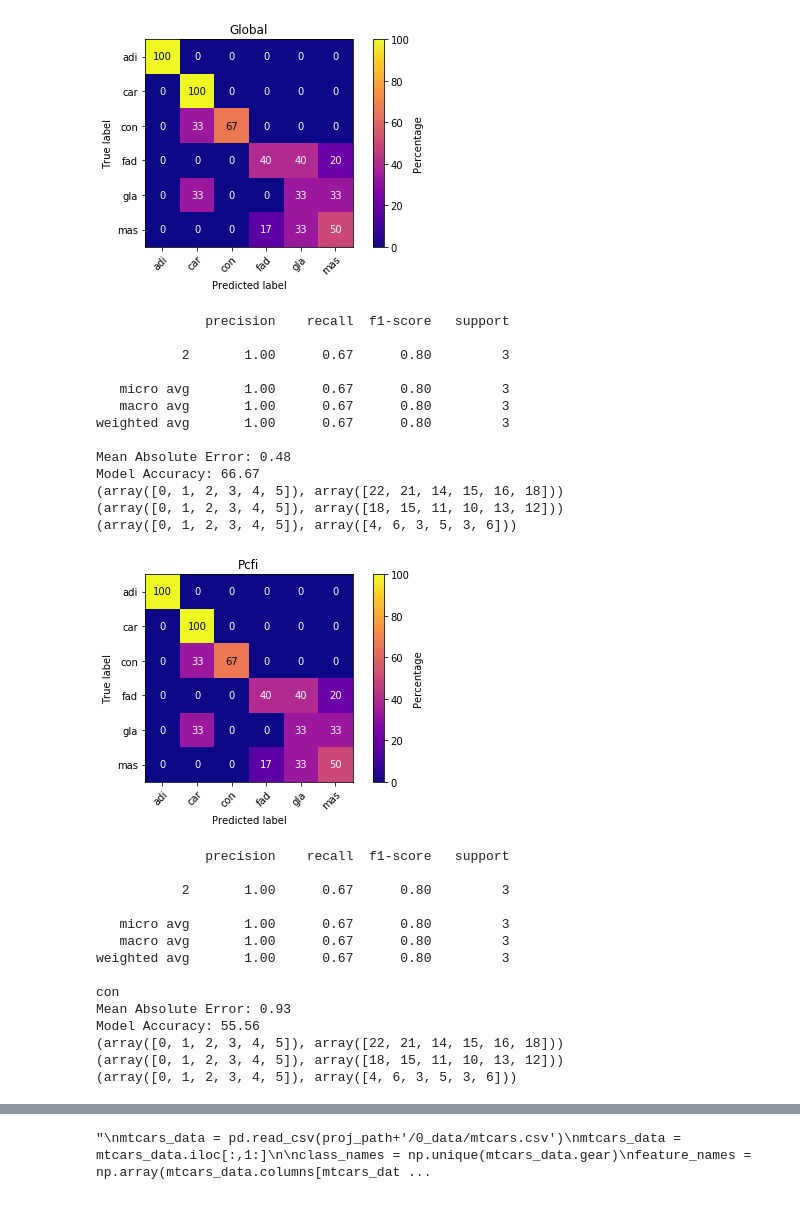
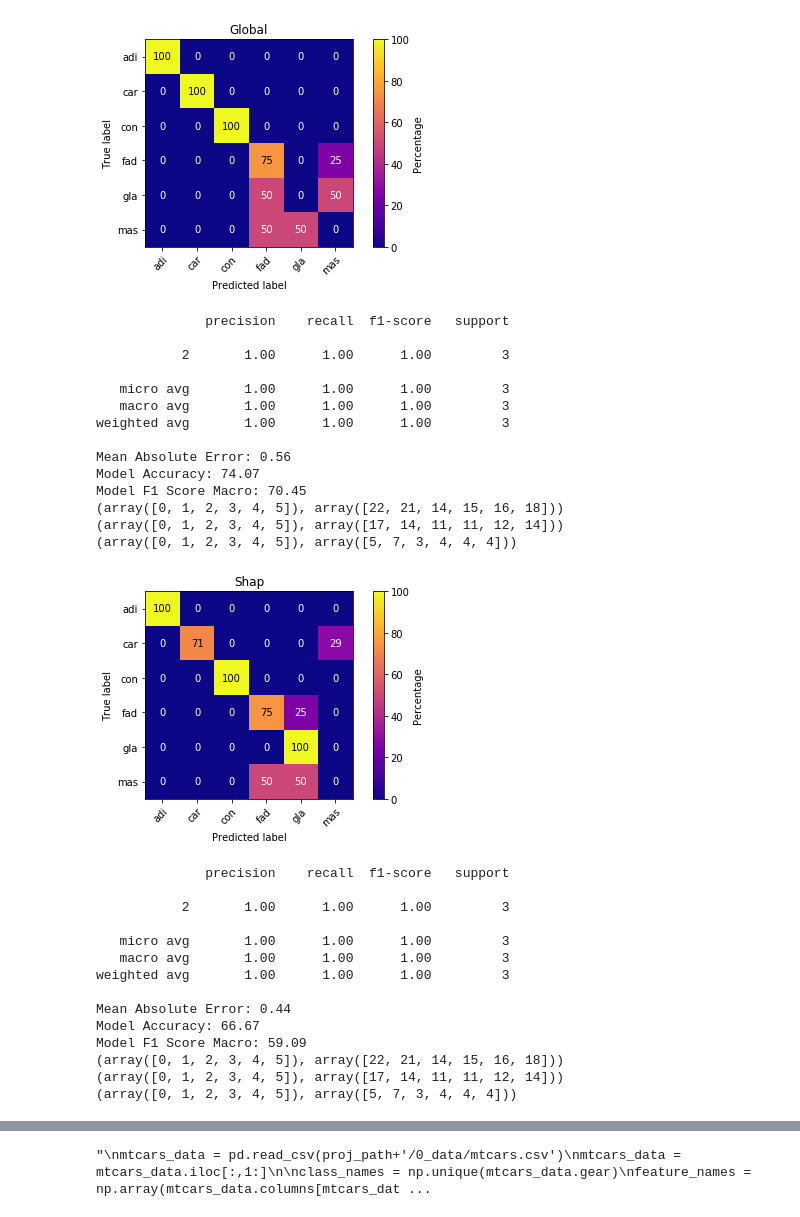
Before and after one commit to GiulioPr/Pcfi, a Jupyter notebook: 1_code/Feature_selection.ipynb, the cells around one changed output, grey strips where cells are left out. Saved outputs shown, nothing was run; the diff lists cells and outputs as text; code cells hidden in the pictures.

```diff
--- a/1_code/Feature_selection.ipynb
+++ b/1_code/Feature_selection.ipynb
@@ -672,5 +856,5 @@ weighted avg       0.50      0.33      0.40         6
 # %%
-#Breast tissue data #= AND RARE CLASS #JUSTIFY 46
+#Breast tissue data #= AND RARE CLASS #JUSTIFY 46 #SHAP WINS
 
 breast_data = pd.read_excel(proj_path+'/0_data/BreastTissue.xls', sheet_name=1)
 breast_data = breast_data.iloc[:,1:]
@@ -683,11 +867,12 @@ class_tags = np.arange(len(class_names))
 string_to_int = dict(zip(class_names, class_tags))
 breast_data.loc[:,'Class'] = breast_data.apply(lambda r: string_to_int[r.Class], axis=1)
 
-rnd_seed = 46
+#45 is nonsensical
+rnd_seed = 45
 
 data_info = ['Breast_tissue', breast_data, feature_names, class_col, class_names, class_tags, rnd_seed]
 datasets.append(data_info)
 rf_params = fit_RF(*data_info)
-top_features = f_top5(*(rf_params[:3]))
+top_features = f_top5(*(rf_params[:4]))
 plot_analyses(data_info, top_features, rf_params)
 # %% [output]
@@ -709,29 +898,30 @@ Model Accuracy: 66.67
-[figure, old version]
+[figure, new version]
               precision    recall  f1-score   support
 
-           2       1.00      0.67      0.80         3
+           2       1.00      1.00      1.00         3
 
-   micro avg       1.00      0.67      0.80         3
-   macro avg       1.00      0.67      0.80         3
-weighted avg       1.00      0.67      0.80         3
+   micro avg       1.00      1.00      1.00         3
+   macro avg       1.00      1.00      1.00         3
+weighted avg       1.00      1.00      1.00         3
 
-Mean Absolute Error: 0.48
-Model Accuracy: 66.67
+Mean Absolute Error: 0.56
+Model Accuracy: 74.07
+Model F1 Score Macro: 70.45
 (array([0, 1, 2, 3, 4, 5]), array([22, 21, 14, 15, 16, 18]))
-(array([0, 1, 2, 3, 4, 5]), array([18, 15, 11, 10, 13, 12]))
-(array([0, 1, 2, 3, 4, 5]), array([4, 6, 3, 5, 3, 6]))
+(array([0, 1, 2, 3, 4, 5]), array([17, 14, 11, 11, 12, 14]))
+(array([0, 1, 2, 3, 4, 5]), array([5, 7, 3, 4, 4, 4]))
-[figure, old version]
+[figure, new version]
               precision    recall  f1-score   support
 
-           2       1.00      0.67      0.80         3
+           2       1.00      1.00      1.00         3
 
-   micro avg       1.00      0.67      0.80         3
-   macro avg       1.00      0.67      0.80         3
-weighted avg       1.00      0.67      0.80         3
+   micro avg       1.00      1.00      1.00         3
+   macro avg       1.00      1.00      1.00         3
+weighted avg       1.00      1.00      1.00         3
 
-con
-Mean Absolute Error: 0.93
-Model Accuracy: 55.56
+Mean Absolute Error: 0.44
+Model Accuracy: 66.67
+Model F1 Score Macro: 59.09
 (array([0, 1, 2, 3, 4, 5]), array([22, 21, 14, 15, 16, 18]))
-(array([0, 1, 2, 3, 4, 5]), array([18, 15, 11, 10, 13, 12]))
-(array([0, 1, 2, 3, 4, 5]), array([4, 6, 3, 5, 3, 6]))
+(array([0, 1, 2, 3, 4, 5]), array([17, 14, 11, 11, 12, 14]))
+(array([0, 1, 2, 3, 4, 5]), array([5, 7, 3, 4, 4, 4]))
```
Also changed, not shown: parts of 18 cells of this notebook.
